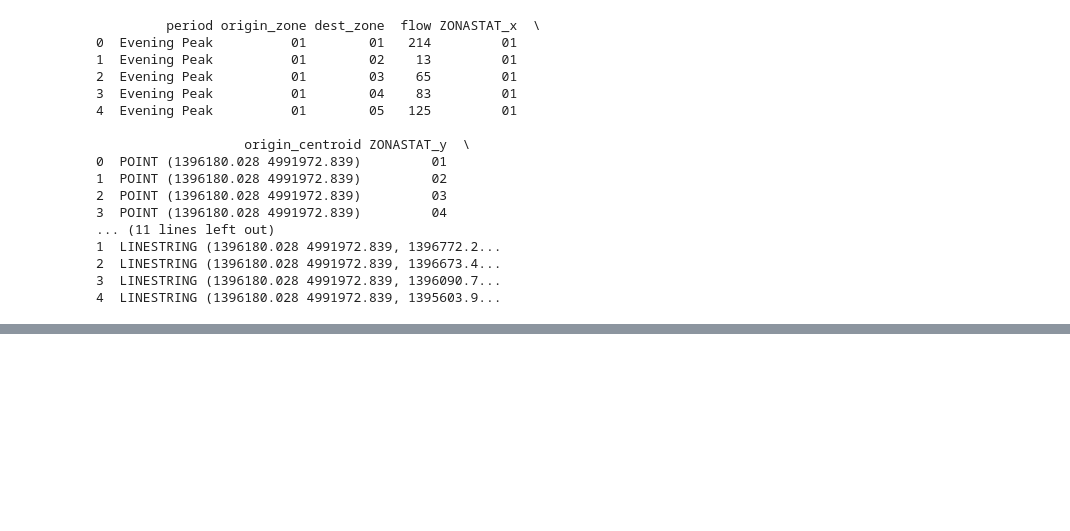
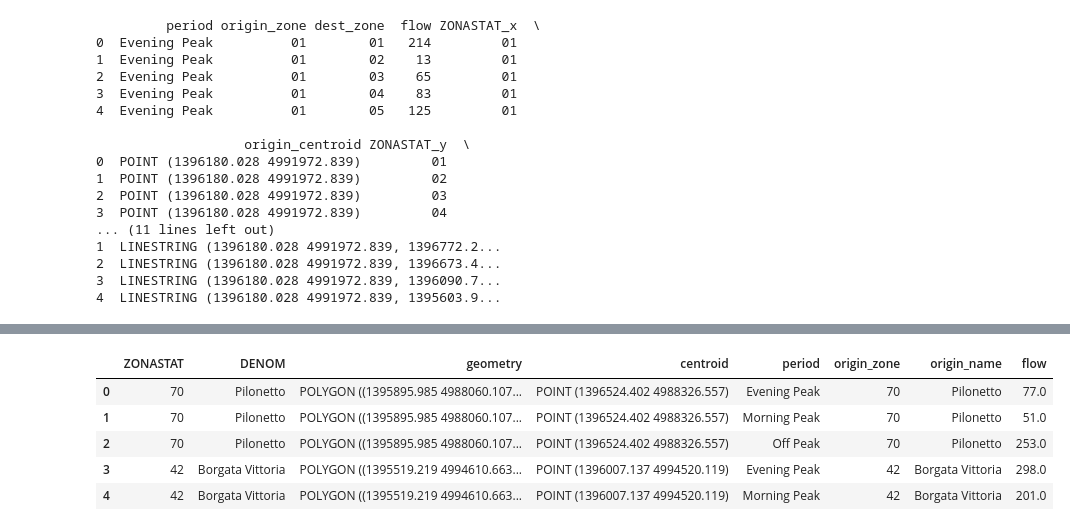
Before and after one commit to minaahmadian/shared-mobility-torino, a Jupyter notebook: Notebooks/Voi_OD_Matrix.ipynb, the cells around one changed output, grey strips where cells are left out. Saved outputs shown, nothing was run; the diff lists cells and outputs as text; code cells hidden in the pictures; blank space fills up the shorter version.

```diff
--- a/Notebooks/Voi_OD_Matrix.ipynb
+++ b/Notebooks/Voi_OD_Matrix.ipynb
@@ -550,0 +700,11 @@ m_off.save("od_off_flows_voi.html")
+# %%
+od_period_named["flow_type"] = (
+    od_period_named["origin_zone"] == od_period_named["dest_zone"]
+)
+
+od_period_named["flow_type"] = od_period_named["flow_type"].map({
+    True: "Intra-zonal",
+    False: "Inter-zonal"
+})
+
+od_period_named.head()
@@ -550,0 +762,10 @@ m_off.save("od_off_flows_voi.html")
+# %%
+# Aggregate total outgoing flows per zone and period
+zone_outflows = (
+    od_period_named
+    .groupby(["period", "origin_zone", "origin_name"])["flow"]
+    .sum()
+    .reset_index()
+)
+
+zone_outflows.head()
@@ -550,0 +779,17 @@ m_off.save("od_off_flows_voi.html")
+# %%
+# Merge zone geometries with aggregated outflows
+zone_outflows_map = zones.merge(
+    zone_outflows,
+    left_on="ZONASTAT",
+    right_on="origin_zone",
+    how="left"
+)
+
+zone_outflows_map.head()
+# %% [output]
+|  | ZONASTAT | DENOM | geometry | centroid | period | origin_zone | origin_name | flow |
+| 0 | 70 | Pilonetto | POLYGON ((1395895.985 4988060.107... | POINT (1396524.402 4988326.557) | Evening Peak | 70 | Pilonetto | 77.0 |
+| 1 | 70 | Pilonetto | POLYGON ((1395895.985 4988060.107... | POINT (1396524.402 4988326.557) | Morning Peak | 70 | Pilonetto | 51.0 |
+| 2 | 70 | Pilonetto | POLYGON ((1395895.985 4988060.107... | POINT (1396524.402 4988326.557) | Off Peak | 70 | Pilonetto | 253.0 |
+| 3 | 42 | Borgata Vittoria | POLYGON ((1395519.219 4994610.663... | POINT (1396007.137 4994520.119) | Evening Peak | 42 | Borgata Vittoria | 298.0 |
+| 4 | 42 | Borgata Vittoria | POLYGON ((1395519.219 4994610.663... | POINT (1396007.137 4994520.119) | Morning Peak | 42 | Borgata Vittoria | 201.0 |
```
Also changed, not shown: parts of 21 cells of this notebook, 3 other files.
